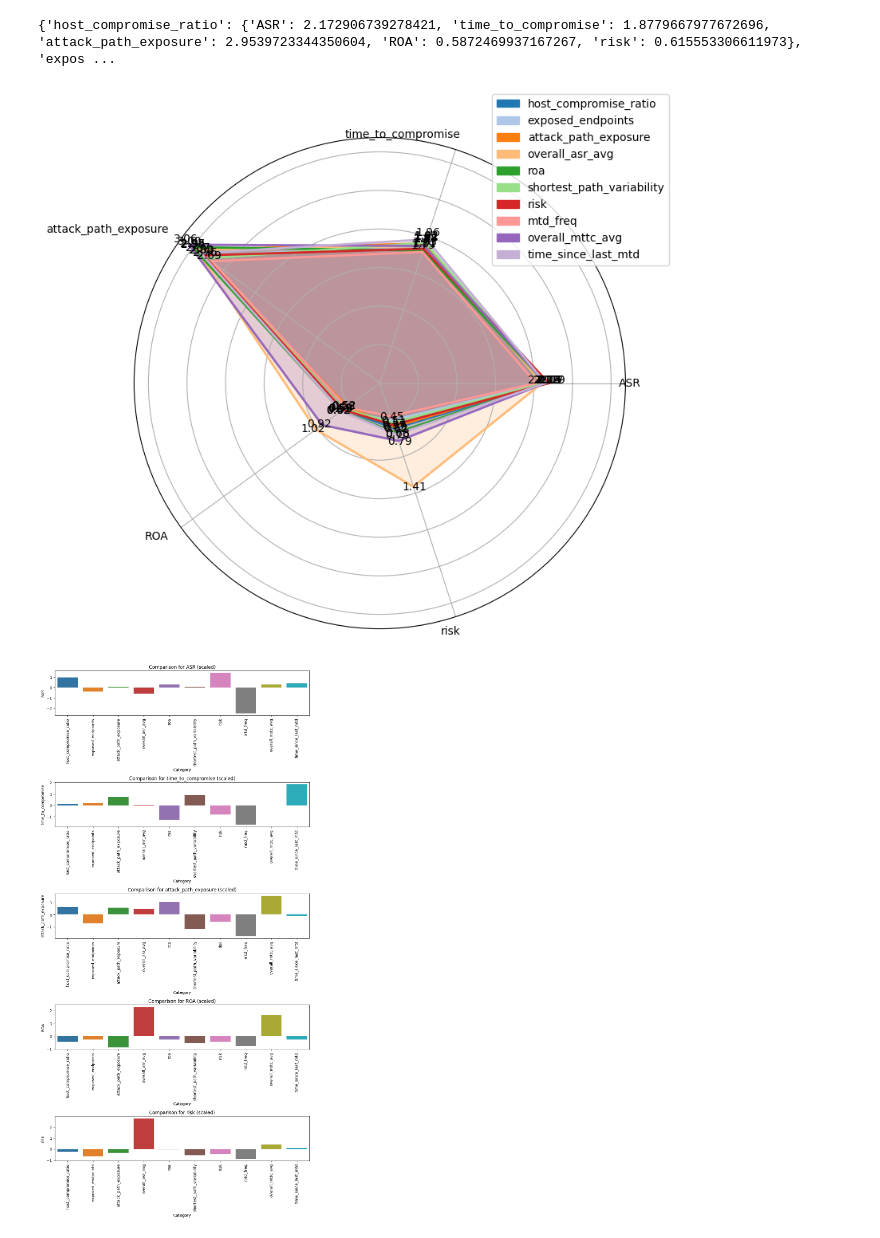
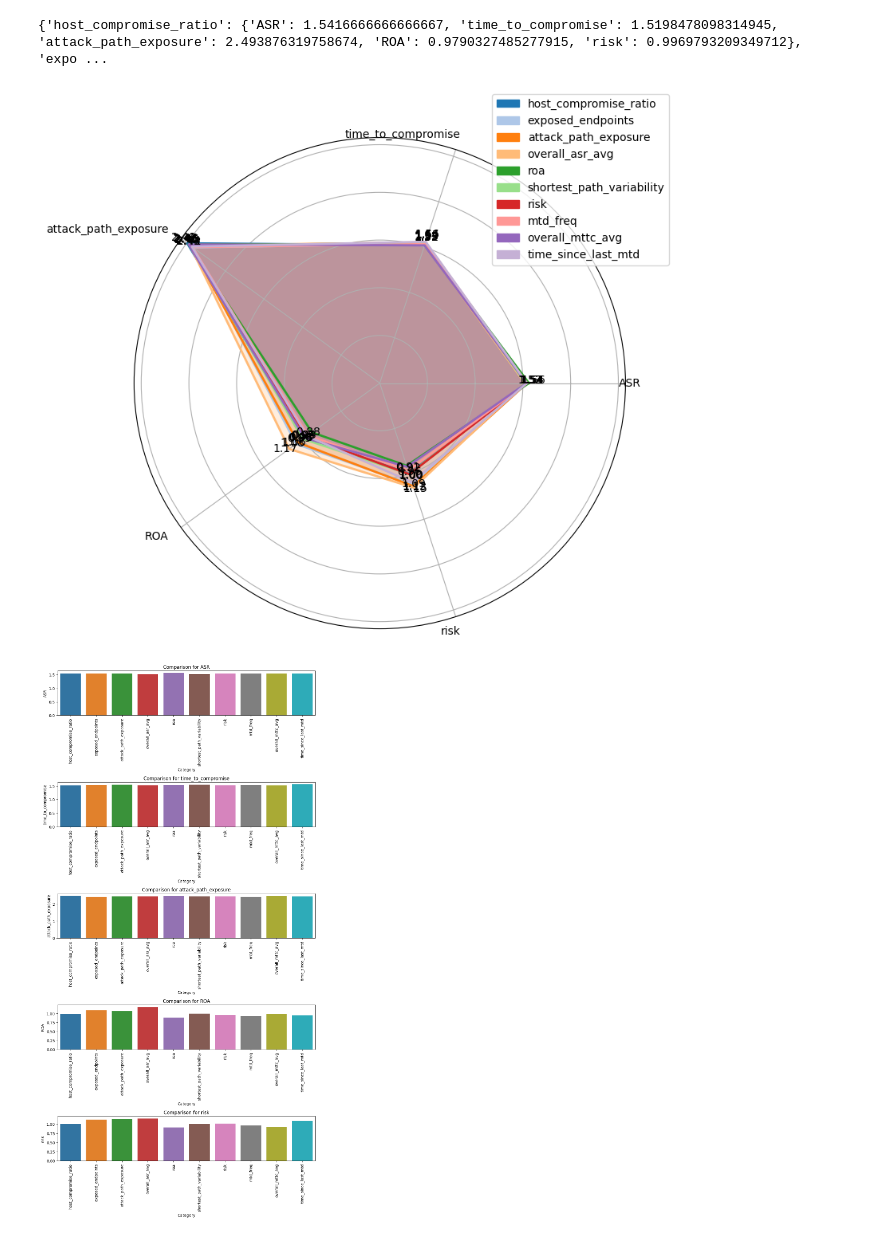
Before and after one commit to MoeBuTa/MTDSim, a Jupyter notebook: experiments/radar_plots_final.ipynb, the cells around one changed output. Cells and saved outputs as stored; diff of their text form; code cells hidden in the pictures.

```diff
--- a/experiments/radar_plots_final.ipynb
+++ b/experiments/radar_plots_final.ipynb
@@ -61,7 +61,7 @@ time_features = ["mtd_freq", "overall_mttc_avg", "time_since_last_mtd"]
 models =  static_features + time_features
 # %%
 radar = RadarPlot(epsilon, start_time, finish_time, mtd_interval, network_size,total_nodes, new_network,  "all_features", trial, result_head_path)
-schemes_data = pd.DataFrame(radar.multiple_scaled_pipeline(["all_features",'random', 'alternative', "simultaneous"],run_trial = False)).T.drop(columns=['MEF', 'network_size', 'exposed_endpoints', "mtd_interval", 'shortest_path_variability'], axis = 1).T.to_dict()
+schemes_data = pd.DataFrame(radar.multiple_scaled_pipeline(['random', 'alternative', "simultaneous"],run_trial = False)).T.drop(columns=['MEF', 'host_compromise_ratio','network_size', 'exposed_endpoints', "mtd_interval", 'shortest_path_variability'], axis = 1).T.to_dict()
 print(schemes_data)
 radar.plot_n_schemes(schemes_data)
 # %% [output]
@@ -72,7 +72,7 @@ for model in models:
 
     print(model)
     radar = RadarPlot(epsilon, start_time, finish_time, mtd_interval, network_size,total_nodes, new_network,  model, trial, result_head_path)
-    schemes_data = pd.DataFrame(radar.multiple_scaled_pipeline([model, "simultaneous"],run_trial = False)).T.drop(columns=['MEF', 'host_compromise_ratio', 'network_size', 'exposed_endpoints', "mtd_interval", 'shortest_path_variability'], axis = 1).T.to_dict()
+    schemes_data = pd.DataFrame(radar.multiple_scaled_pipeline([model,'random', 'alternative', "simultaneous"],run_trial = False)).T.drop(columns=['MEF', 'host_compromise_ratio', 'network_size', 'exposed_endpoints', "mtd_interval", 'shortest_path_variability'], axis = 1).T.to_dict()
     # schemes_data = pd.DataFrame(radar.multiple_scaled_pipeline([model, 'random', 'alternative', "simultaneous"],run_trial = False)).to_dict()
     print(schemes_data)
     radar.plot_n_schemes(schemes_data)
@@ -103,8 +103,8 @@ schemes_data = pd.DataFrame(radar.multiple_scaled_pipeline(models,run_trial = Fa
 print(schemes_data)
 radar.plot_n_schemes(schemes_data)
 # %% [output]
-{'host_compromise_ratio': {'ASR': 2.172906739278421, 'time_to_compromise': 1.8779667977672696, 'attack_path_exposure': 2.9539723344350604, 'ROA': 0.5872469937167267, 'risk': 0.615553306611973}, 'expos ...
+{'host_compromise_ratio': {'ASR': 1.5416666666666667, 'time_to_compromise': 1.5198478098314945, 'attack_path_exposure': 2.493876319758674, 'ROA': 0.9790327485277915, 'risk': 0.9969793209349712}, 'expo ...
-[figure, old version]
+[figure, new version]
 # %%
 import seaborn as sns
 import matplotlib.pyplot as plt
@@ -148,6 +148,6 @@ def plot_comparison(data, scaling_method=None):
 # Example usage:
 # plot_comparison(schemes_data, scaling_method='minmax')
 # %%
-plot_comparison(schemes_data, 'zscore')
+plot_comparison(schemes_data)
 # %% [output]
-[figure, old version]
+[figure, new version]
```
Also changed, not shown: parts of 2 cells of this notebook, 18 other files.
